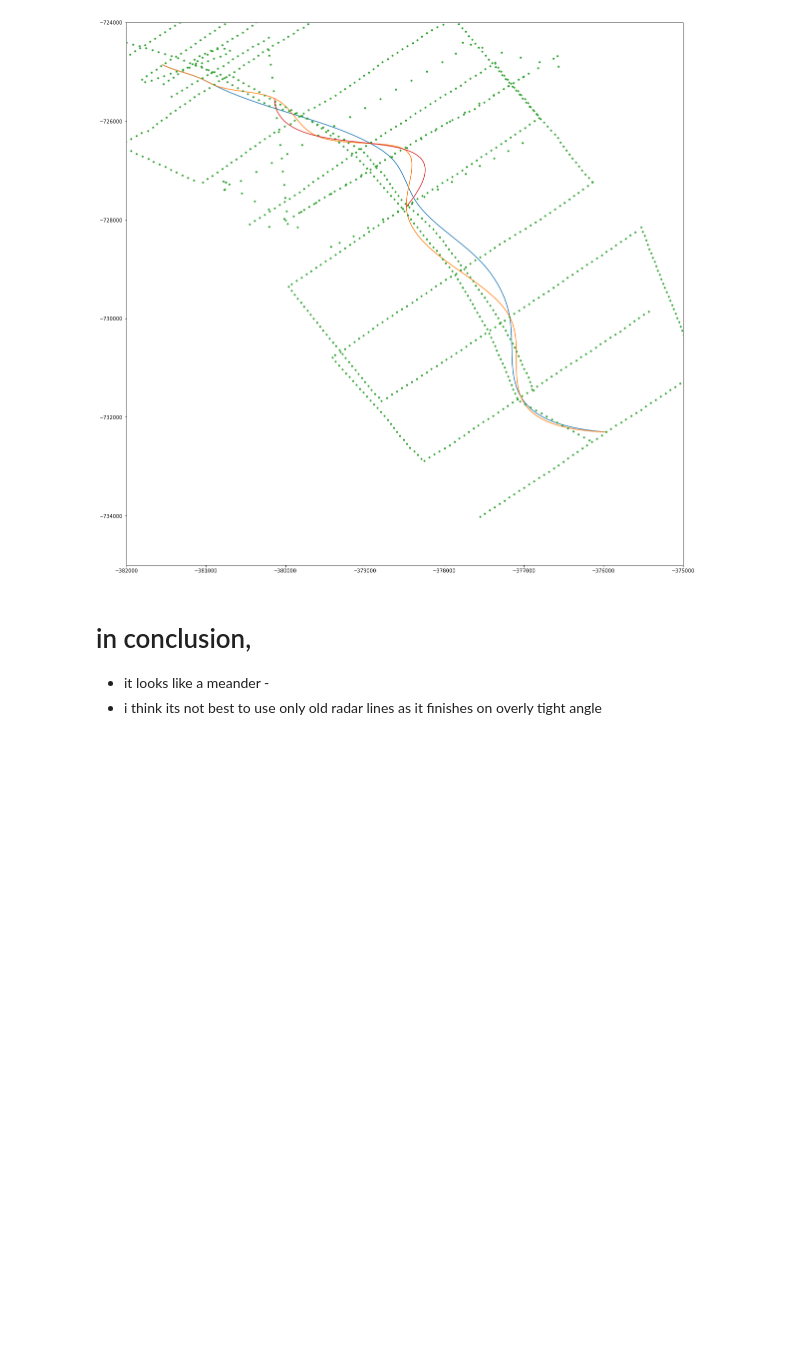
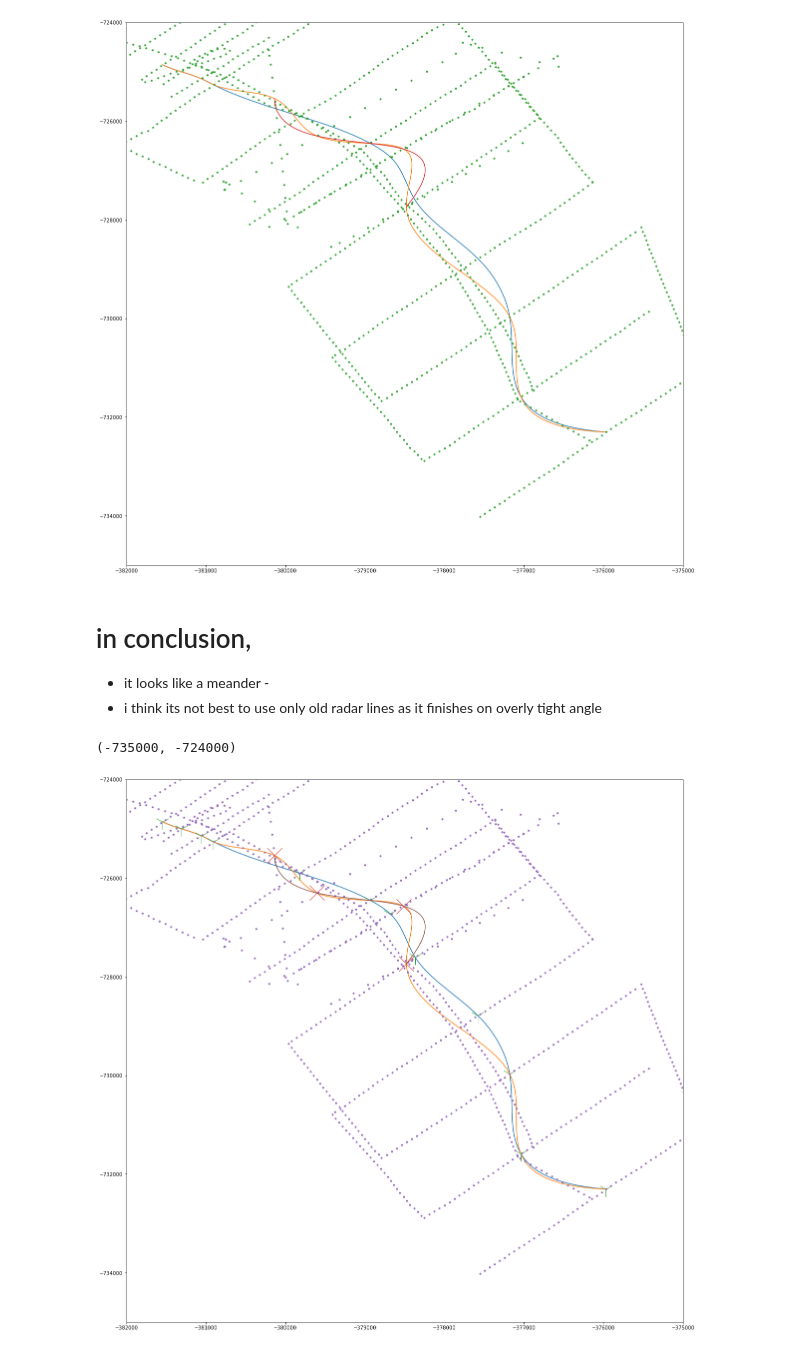
Before and after one commit to arrran/PhD_data_chapter, a Jupyter notebook: Jupyter/RADAR/RADAR_MAP/27_RADAR_compare_oldnew_meander.ipynb, the cells around one changed output. Cells and saved outputs as stored; diff of their text form; code cells hidden in the pictures; blank space fills up the shorter version.

Commit message:
been making lots of plots

```diff
--- a/Jupyter/RADAR/RADAR_MAP/27_RADAR_compare_oldnew_meander.ipynb
+++ b/Jupyter/RADAR/RADAR_MAP/27_RADAR_compare_oldnew_meander.ipynb
@@ -63,3 +63,26 @@ plt.ylim([-735000,-724000])
 
 - it looks like a meander -
 - i think its not best to use only old radar lines as it finishes on overly tight angle
+# %%
+points_x_surveyed = np.load('/Users/home/whitefar/DATA/FIELD_ANT_19/POST_FIELD/RADAR_MAP/points_x_channel.npy')
+points_y_surveyed = np.load('/Users/home/whitefar/DATA/FIELD_ANT_19/POST_FIELD/RADAR_MAP/points_y_channel.npy')
+ice_thickn_surveyed = np.load('/Users/home/whitefar/DATA/FIELD_ANT_19/POST_FIELD/RADAR_MAP/ice_thickn_channel.npy')
+base_surveyed = np.load('/Users/home/whitefar/DATA/FIELD_ANT_19/POST_FIELD/RADAR_MAP/bed_channel.npy')
+# %%
+points_x_surveyed_old = np.load('/Users/home/whitefar/DATA/FIELD_ANT_19/POST_FIELD/RADAR_MAP/points_x_channel_old.npy')
+points_y_surveyed_old = np.load('/Users/home/whitefar/DATA/FIELD_ANT_19/POST_FIELD/RADAR_MAP/points_y_channel_old.npy')
+ice_thickn_surveyed_old = np.load('/Users/home/whitefar/DATA/FIELD_ANT_19/POST_FIELD/RADAR_MAP/ice_thickn_channel_old.npy')
+base_surveyed_old = np.load('/Users/home/whitefar/DATA/FIELD_ANT_19/POST_FIELD/RADAR_MAP/bed_channel_old.npy')
+# %%
+plt.figure(figsize=(20,20))
+plt.plot(x_new[i,:],y_new[i,:],label='new')
+plt.plot(x_old[i,:],y_old[i,:],label='old')
+plt.plot(points_x_surveyed[10,:],points_y_surveyed[10,:],'1',markersize=30)
+plt.plot(points_x_surveyed_old[10,:],points_y_surveyed_old[10,:],'x',markersize=30)
+plt.plot(gdf.x[::30],gdf.y[::30],'.')
+plt.plot(x_oo[i,:],y_oo[i,:],label='only old')
+plt.xlim([-382000, -375000])
+plt.ylim([-735000,-724000])
+# %% [output]
+(-735000, -724000)
+[figure, added]
```
Also changed, not shown: parts of 4 cells of this notebook, 3 other files.
